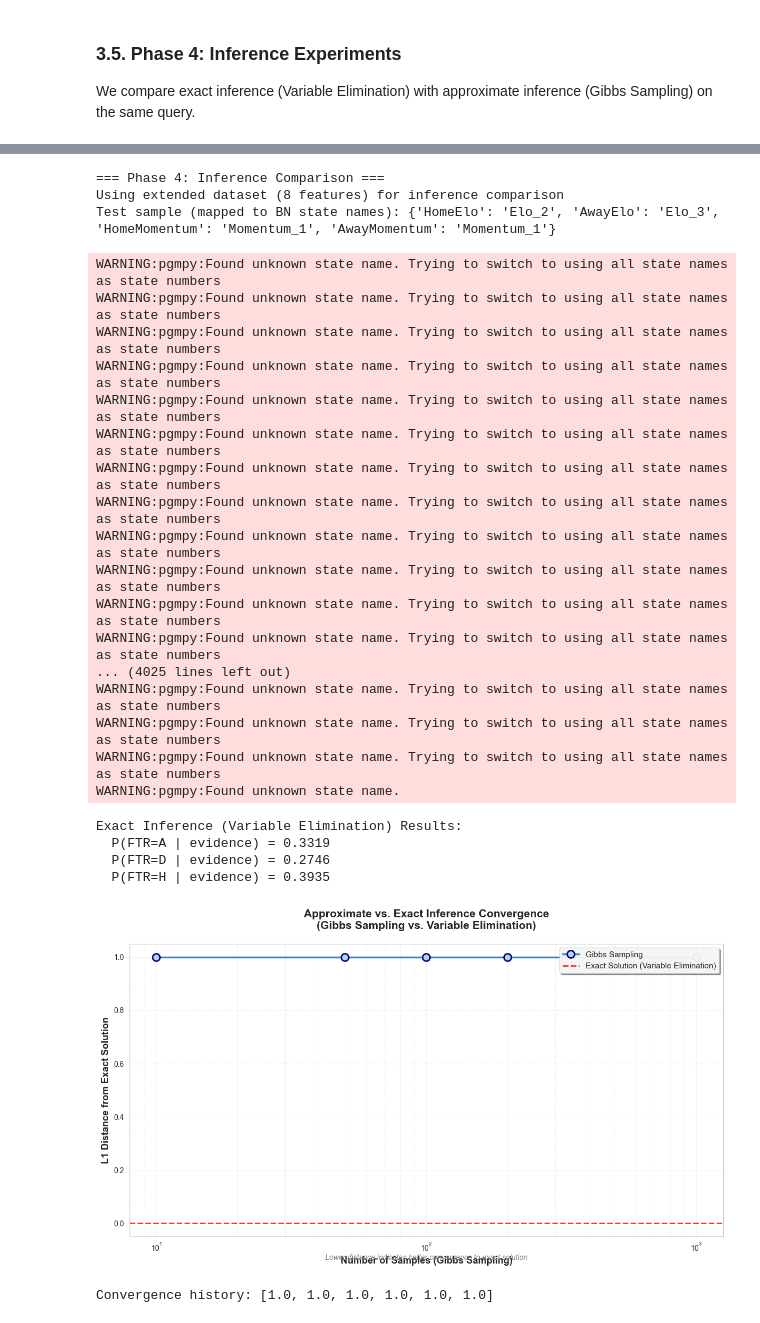
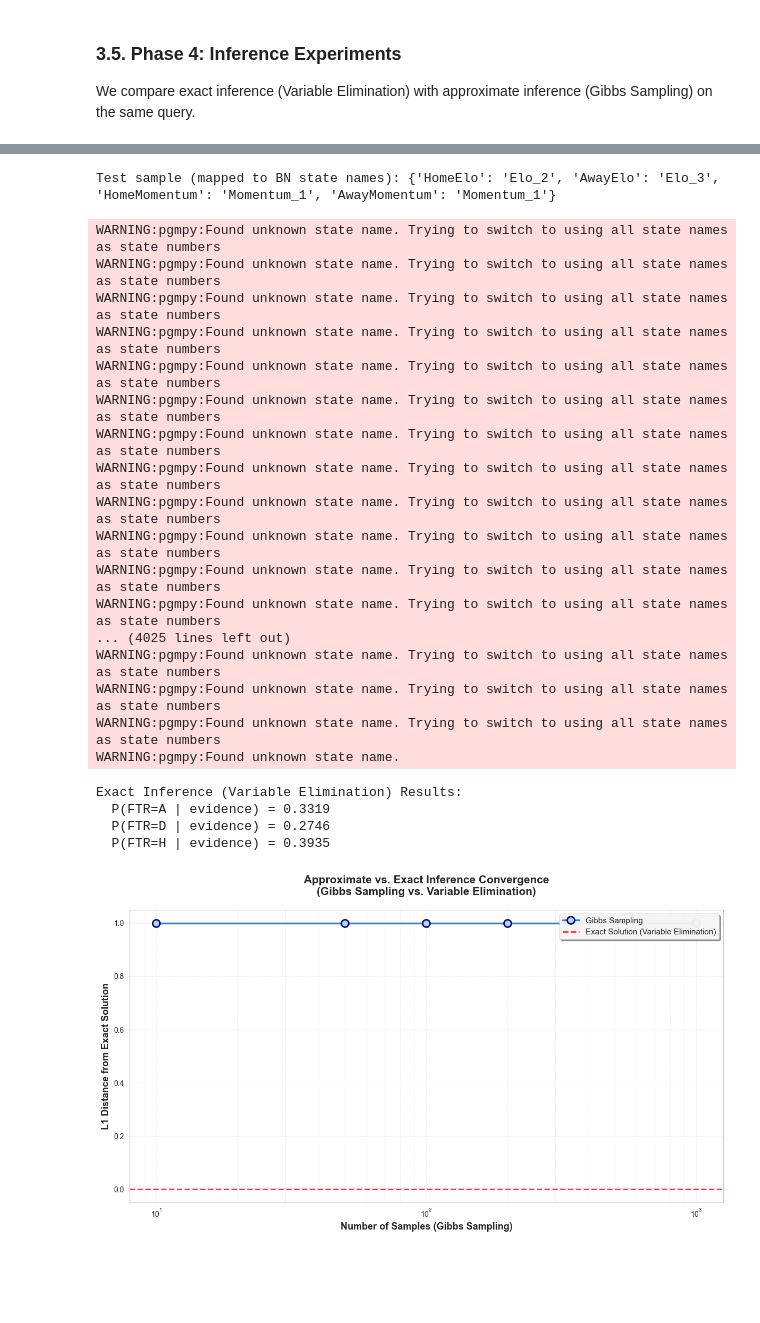
Before and after one commit to Fashad-Ahmed/Hybrid-Probabilistic-Model-for-Football-Match-Prediction, a Jupyter notebook: notebook.ipynb, the cells around one changed output, grey strips where cells are left out. Saved outputs shown, nothing was run; the diff lists cells and outputs as text; code cells hidden in the pictures; blank space fills up the shorter version.

```diff
--- a/notebook.ipynb
+++ b/notebook.ipynb
@@ -1924,44 +1378,26 @@ Note: Full DBN training would require temporal sequences, which is beyond the sc
 
 We compare exact inference (Variable Elimination) with approximate inference (Gibbs Sampling) on the same query.
 # %%
-# Compare inference methods
-print("=== Phase 4: Inference Comparison ===")
 
-# Suppress pgmpy warnings about state names
-import warnings
-warnings.filterwarnings('ignore', category=UserWarning, module='pgmpy')
-
-# Prioritize extended dataset (8 features), fall back to basic (4 features) if needed
 if 'df_bn_extended' in globals() and 'extended_features' in globals() and len(extended_features) > 0:
     df_bn_eval = df_bn_extended
-    print(f"Using extended dataset ({len(extended_features) + 4} features) for inference comparison")
 elif 'df_bn_basic' in globals():
     df_bn_eval = df_bn_basic
-    print("Using basic dataset (4 features) for inference comparison")
 elif 'df_bn' in globals():
     df_bn_eval = df_bn
-    print("Using df_bn dataset for inference comparison")
 else:
     raise ValueError("No BN dataset found. Please run Phase 2 first.")
 
-# Prioritize extended models for inference comparison
 model_for_inference = None
 model_name_for_inference = None
 
-# Try extended models first
-if 'bn_tan' in globals() and bn_tan:
-    model_for_inference = bn_tan
-    model_name_for_inference = 'TAN BN'
-elif 'bn_expert_ext' in globals() and bn_expert_ext:
+
+if 'bn_expert_ext' in globals() and bn_expert_ext:
     model_for_inference = bn_expert_ext
     model_name_for_inference = 'Expert BN (Extended)'
 elif 'bn_naive_ext' in globals() and bn_naive_ext:
     model_for_inference = bn_naive_ext
     model_name_for_inference = 'Naive Bayes BN (Extended)'
-elif 'bn_learned_ext' in globals() and bn_learned_ext:
-    model_for_inference = bn_learned_ext
-    model_name_for_inference = 'Learned BN (Extended)'
-# Fallback to basic models
 elif 'bn_expert' in globals() and bn_expert:
     model_for_inference = bn_expert
     model_name_for_inference = 'Expert BN'
@@ -1973,24 +1409,19 @@ elif 'bn_learned' in globals() and bn_learned:
     model_name_for_inference = 'Learned BN'
 
 if model_for_inference:
-    # Select a test sample
     test_idx = len(df_bn_eval) // 2
 
-    # Get the actual state names from the BN model to ensure we use correct values
     try:
-        # Get valid state names from the model
         home_elo_cpd = bn_expert.get_cpds('HomeElo')
         away_elo_cpd = bn_expert.get_cpds('AwayElo')
         home_mom_cpd = bn_expert.get_cpds('HomeMomentum')
         away_mom_cpd = bn_expert.get_cpds('AwayMomentum')
 
-        # Get state names
         home_elo_states = home_elo_cpd.state_names.get('HomeElo', [])
         away_elo_states = away_elo_cpd.state_names.get('AwayElo', [])
         home_mom_states = home_mom_cpd.state_names.get('HomeMomentum', [])
         away_mom_states = away_mom_cpd.state_names.get('AwayMomentum', [])
 
-        # Map test sample values to valid states
         test_elo_home = df_bn_eval.iloc[test_idx]['HomeElo_disc']
         test_elo_away = df_bn_eval.iloc[test_idx]['AwayElo_disc']
         test_mom_home = df_bn_eval.iloc[test_idx]['HomeMomentum_disc']
@@ -2014,8 +1445,6 @@ if model_for_inference:
             'AwayMomentum': find_matching_state(test_mom_away, away_mom_states)
         }
     except Exception as e:
-        # Fallback: use original values
-        print(f"Warning: Could not get state names from model: {e}")
         test_sample = {
             'HomeElo': df_bn_eval.iloc[test_idx]['HomeElo_disc'],
             'AwayElo': df_bn_eval.iloc[test_idx]['AwayElo_disc'],
@@ -2025,7 +1454,6 @@ if model_for_inference:
 
     print(f"Test sample (mapped to BN state names): {test_sample}")
 
-    # Compare inference methods (with warnings suppressed)
     with warnings.catch_warnings():
         warnings.filterwarnings('ignore')
         exact_probs, convergence_history, sample_sizes = compare_inference_methods(
@@ -2038,7 +1466,6 @@ if model_for_inference:
     for state, prob in exact_probs.items():
         print(f"  P(FTR={state} | evidence) = {prob:.4f}")
 
-    # Plot convergence
     fig, ax = plt.subplots(figsize=(12, 7))
     ax.plot(sample_sizes, convergence_history, marker='o', linewidth=2.5, markersize=10,
             color='steelblue', label='Gibbs Sampling', markerfacecolor='lightblue', markeredgecolor='navy', markeredgewidth=2)
@@ -2050,13 +1477,9 @@ if model_for_inference:
     ax.grid(True, alpha=0.3, linestyle='--', which='both')
     ax.legend(loc='upper right', fontsize=11, framealpha=0.9, shadow=True)
     ax.set_xscale('log')
-    # Add note about interpretation
-    ax.text(0.5, -0.08, 'Lower distance indicates better convergence to exact solution',
-            transform=ax.transAxes, ha='center', fontsize=10, style='italic', color='gray')
     plt.tight_layout()
     plt.show()
 
-    print(f"\nConvergence history: {convergence_history}")
 else:
     print("Expert BN not available for inference comparison")
 # %% [output]
@@ -2076,33 +1499,30 @@ WARNING:pgmpy:Found unknown state name. Trying to switch to using all state name
 WARNING:pgmpy:Found unknown state name. Trying to switch to using all state names as state numbers
 WARNING:pgmpy:Found unknown state name. Trying to switch to using all state names as state numbers
 WARNING:pgmpy:Found unknown state name. Trying to switch to using all state names as state numbers
 WARNING:pgmpy:Found unknown state name. Trying to switch to using all state names as state numbers
-=== Phase 4: Inference Comparison ===
-Using extended dataset (8 features) for inference comparison
 Test sample (mapped to BN state names): {'HomeElo': 'Elo_2', 'AwayElo': 'Elo_3', 'HomeMomentum': 'Momentum_1', 'AwayMomentum': 'Momentum_1'}
 WARNING:pgmpy:Found unknown state name. Trying to switch to using all state names as state numbers
 WARNING:pgmpy:Found unknown state name. Trying to switch to using all state names as state numbers
 WARNING:pgmpy:Found unknown state name. Trying to switch to using all state names as state numbers
 WARNING:pgmpy:Found unknown state name. Trying to switch to using all state names as state numbers
 WARNING:pgmpy:Found unknown state name. Trying to switch to using all state names as state numbers
 WARNING:pgmpy:Found unknown state name. Trying to switch to using all state names as state numbers
 WARNING:pgmpy:Found unknown state name. Trying to switch to using all state names as state numbers
 WARNING:pgmpy:Found unknown state name. Trying to switch to using all state names as state numbers
 WARNING:pgmpy:Found unknown state name. Trying to switch to using all state names as state numbers
 WARNING:pgmpy:Found unknown state name. Trying to switch to using all state names as state numbers
 WARNING:pgmpy:Found unknown state name. Trying to switch to using all state names as state numbers
 WARNING:pgmpy:Found unknown state name. Trying to switch to using all state names as state numbers
 ... (4025 lines left out)
 WARNING:pgmpy:Found unknown state name. Trying to switch to using all state names as state numbers
 WARNING:pgmpy:Found unknown state name. Trying to switch to using all state names as state numbers
 WARNING:pgmpy:Found unknown state name. Trying to switch to using all state names as state numbers
 WARNING:pgmpy:Found unknown state name.
 Exact Inference (Variable Elimination) Results:
   P(FTR=A | evidence) = 0.3319
   P(FTR=D | evidence) = 0.2746
   P(FTR=H | evidence) = 0.3935
-[figure, old version]
+[figure, new version]
-Convergence history: [1.0, 1.0, 1.0, 1.0, 1.0, 1.0]
 # %% [markdown]
 ### 3.6. Phase 5: Model Evaluation
 
```
Also changed, not shown: parts of 30 cells of this notebook.
